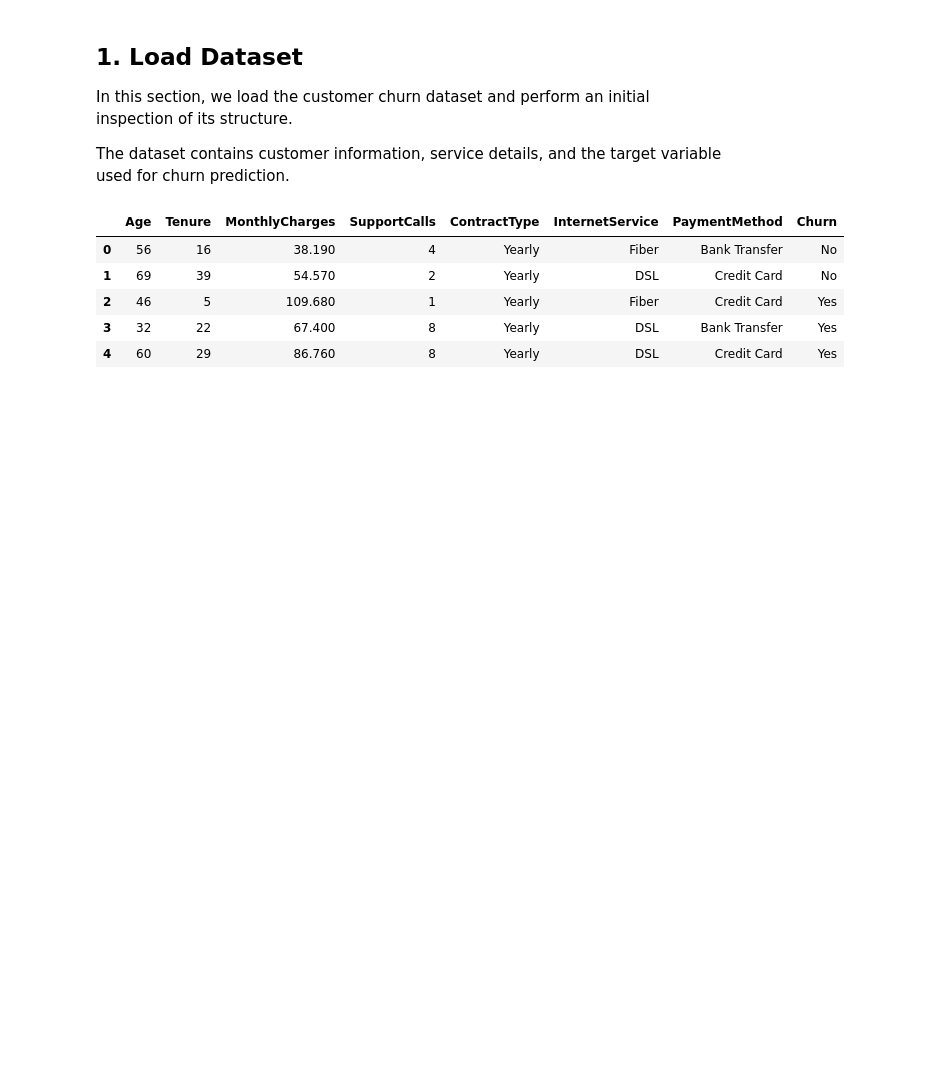
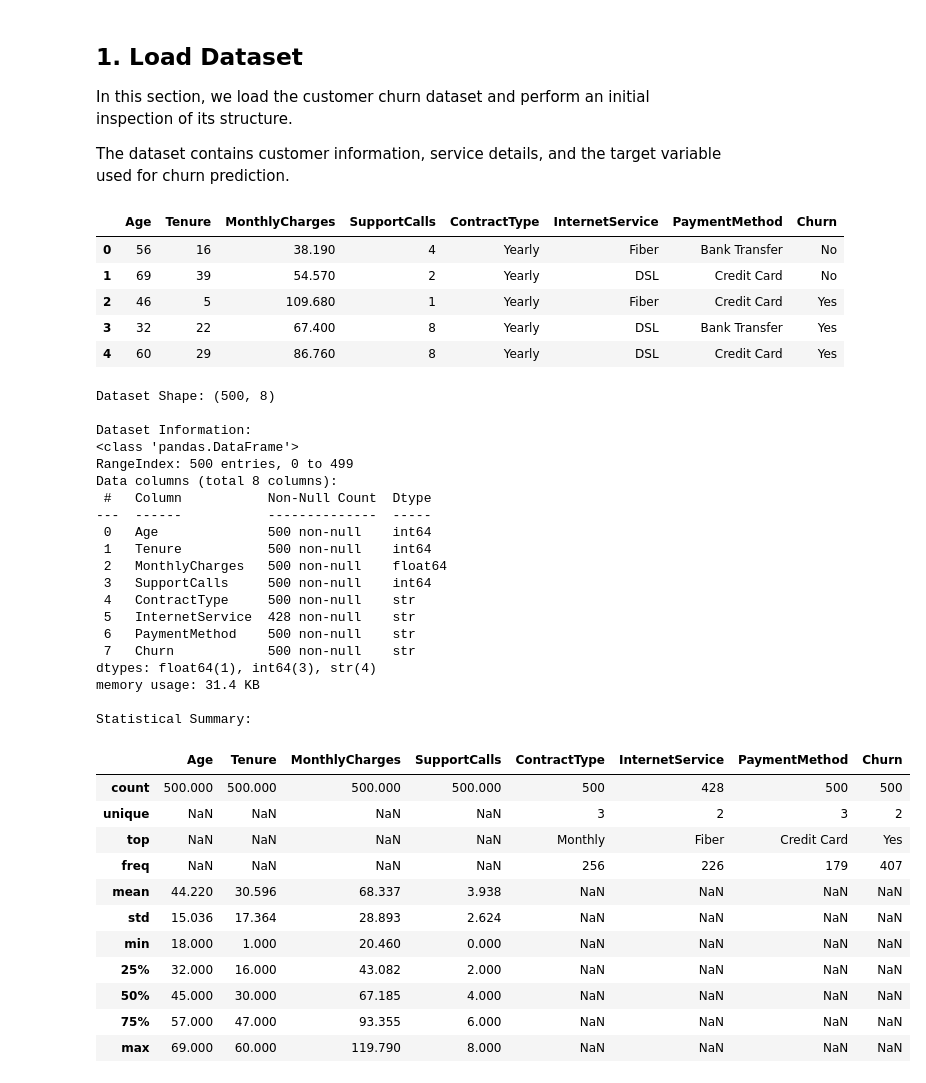
Before and after one commit to Mobin-Madadi/customer-churn-prediction, a Jupyter notebook: notebooks/customer_churn.ipynb, the cells around one changed output. Saved outputs shown, nothing was run; the diff lists cells and outputs as text; code cells hidden in the pictures; blank space fills up the shorter version.

Commit message:
data analysis

```diff
--- a/notebooks/customer_churn.ipynb
+++ b/notebooks/customer_churn.ipynb
@@ -116,3 +116,47 @@ display(df.head())
 | 2 | 46 | 5 | 109.680 | 1 | Yearly | Fiber | Credit Card | Yes |
 | 3 | 32 | 22 | 67.400 | 8 | Yearly | DSL | Bank Transfer | Yes |
 | 4 | 60 | 29 | 86.760 | 8 | Yearly | DSL | Credit Card | Yes |
+# %%
+# Dataset dimensions
+print("Dataset Shape:", df.shape)
+
+# Column information
+print("\nDataset Information:")
+df.info()
+
+# Statistical summary
+print("\nStatistical Summary:")
+display(df.describe(include="all"))
+# %% [output]
+Dataset Shape: (500, 8)
+
+Dataset Information:
+<class 'pandas.DataFrame'>
+RangeIndex: 500 entries, 0 to 499
+Data columns (total 8 columns):
+ #   Column           Non-Null Count  Dtype
+---  ------           --------------  -----
+ 0   Age              500 non-null    int64
+ 1   Tenure           500 non-null    int64
+ 2   MonthlyCharges   500 non-null    float64
+ 3   SupportCalls     500 non-null    int64
+ 4   ContractType     500 non-null    str
+ 5   InternetService  428 non-null    str
+ 6   PaymentMethod    500 non-null    str
+ 7   Churn            500 non-null    str
+dtypes: float64(1), int64(3), str(4)
+memory usage: 31.4 KB
+
+Statistical Summary:
+|  | Age | Tenure | MonthlyCharges | SupportCalls | ContractType | InternetService | PaymentMethod | Churn |
+| count | 500.000 | 500.000 | 500.000 | 500.000 | 500 | 428 | 500 | 500 |
+| unique | NaN | NaN | NaN | NaN | 3 | 2 | 3 | 2 |
+| top | NaN | NaN | NaN | NaN | Monthly | Fiber | Credit Card | Yes |
+| freq | NaN | NaN | NaN | NaN | 256 | 226 | 179 | 407 |
+| mean | 44.220 | 30.596 | 68.337 | 3.938 | NaN | NaN | NaN | NaN |
+| std | 15.036 | 17.364 | 28.893 | 2.624 | NaN | NaN | NaN | NaN |
+| min | 18.000 | 1.000 | 20.460 | 0.000 | NaN | NaN | NaN | NaN |
+| 25% | 32.000 | 16.000 | 43.082 | 2.000 | NaN | NaN | NaN | NaN |
+| 50% | 45.000 | 30.000 | 67.185 | 4.000 | NaN | NaN | NaN | NaN |
+| 75% | 57.000 | 47.000 | 93.355 | 6.000 | NaN | NaN | NaN | NaN |
+| max | 69.000 | 60.000 | 119.790 | 8.000 | NaN | NaN | NaN | NaN |
```
Also changed, not shown: parts of 3 cells of this notebook.
